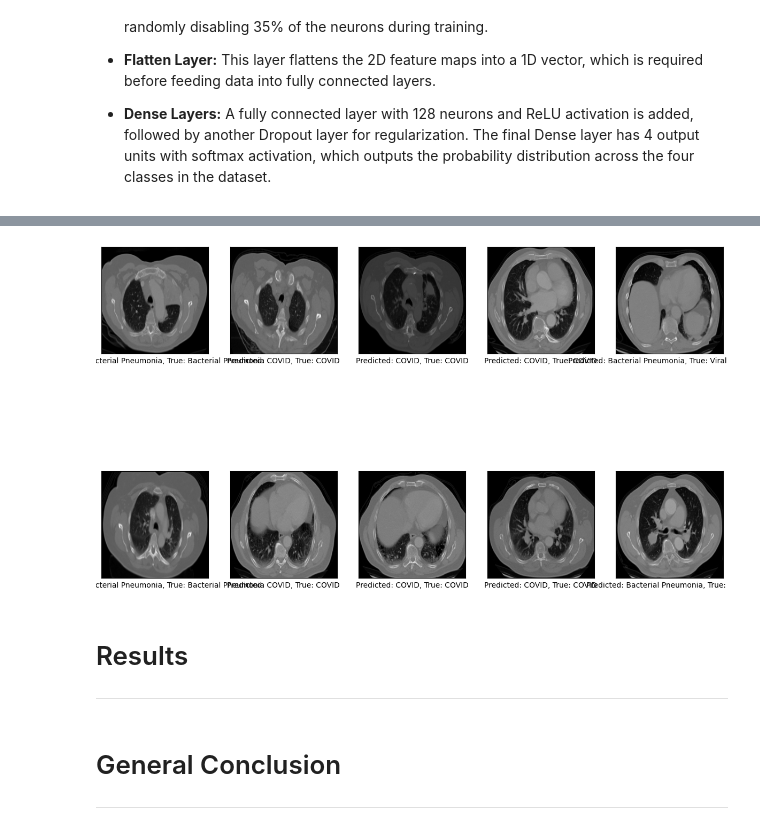
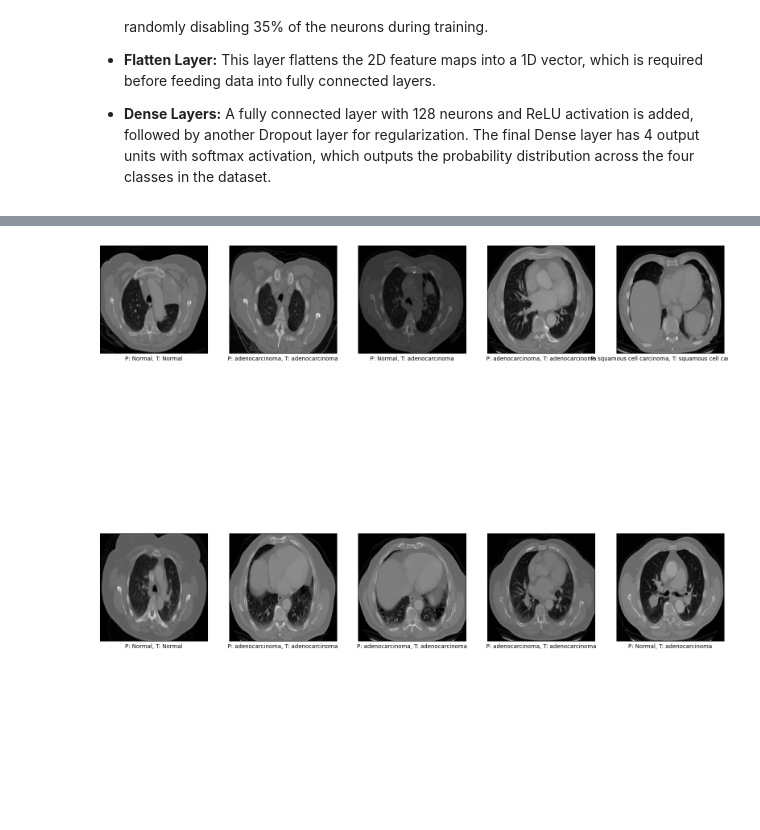
Before and after one commit to JanethGrimaldo/AI, a Jupyter notebook: Final_Project.ipynb, the cells around one changed output, grey strips where cells are left out. Saved outputs shown, nothing was run; the diff lists cells and outputs as text; code cells hidden in the pictures; blank space fills up the shorter version.

```diff
--- a/Final_Project.ipynb
+++ b/Final_Project.ipynb
@@ -200,7 +214,8 @@ BATCH_SIZE = 32
 EPOCHS = 20
 
 model = Sequential()
-model.add(BatchNormalization(input_shape=INP_SIZE))
+model.add(Input(shape=INP_SIZE))
+model.add(BatchNormalization())
 model.add(Conv2D(16, kernel_size=(3,3), padding='same', activation='relu'))
 model.add(Conv2D(16, kernel_size=(3,3), padding='same', activation='relu'))
 model.add(AveragePooling2D(pool_size=(2,2)))
@@ -261,31 +316,27 @@ plt.show()
 # %%
-# Predict on a subset of test data
 num_images = 10
 test_subset = x_test[:num_images]
 true_labels = np.argmax(y_test[:num_images], axis=1)
 
-# Make predictions
 predictions = model.predict(test_subset)
 predicted_classes = np.argmax(predictions, axis=1)
 
-# Label mapping
 label_map = {
-    0: 'COVID',
-    1: 'Normal',
-    2: 'Viral Pneumonia',
-    3: 'Bacterial Pneumonia'
+    0: 'adenocarcinoma',
+    1: 'large cell carcinoma',
+    2: 'squamous cell carcinoma',
+    3: 'Normal'
 }
 true_labels_str = [label_map[label] for label in true_labels]
 predicted_classes_str = [label_map[label] for label in predicted_classes]
 
-# Plotting the first 10 test images with their predicted and true labels
-plt.figure(figsize=(15, 10))
+plt.figure(figsize=(20, 17))
 for i in range(num_images):
     plt.subplot(2, 5, i + 1)
     plt.xticks([])
     plt.yticks([])
     plt.grid(False)
-    plt.imshow(test_subset[i], cmap=plt.cm.binary)  # Assuming images are grayscale, change if necessary
-    plt.xlabel(f"Predicted: {predicted_classes_str[i]}, True: {true_labels_str[i]}")
+    plt.imshow(test_subset[i], cmap=plt.cm.binary)
+    plt.xlabel(f"P: {predicted_classes_str[i]}, T: {true_labels_str[i]}")
 plt.show()
 # %% [output]
@@ -293,8 +344 @@ plt.show()
-[figure, old version]
+[figure, new version]
-# %% [markdown]
-# Results
----
-# %% [markdown]
-# General Conclusion
-
----
```
Also changed, not shown: parts of 19 cells of this notebook.
